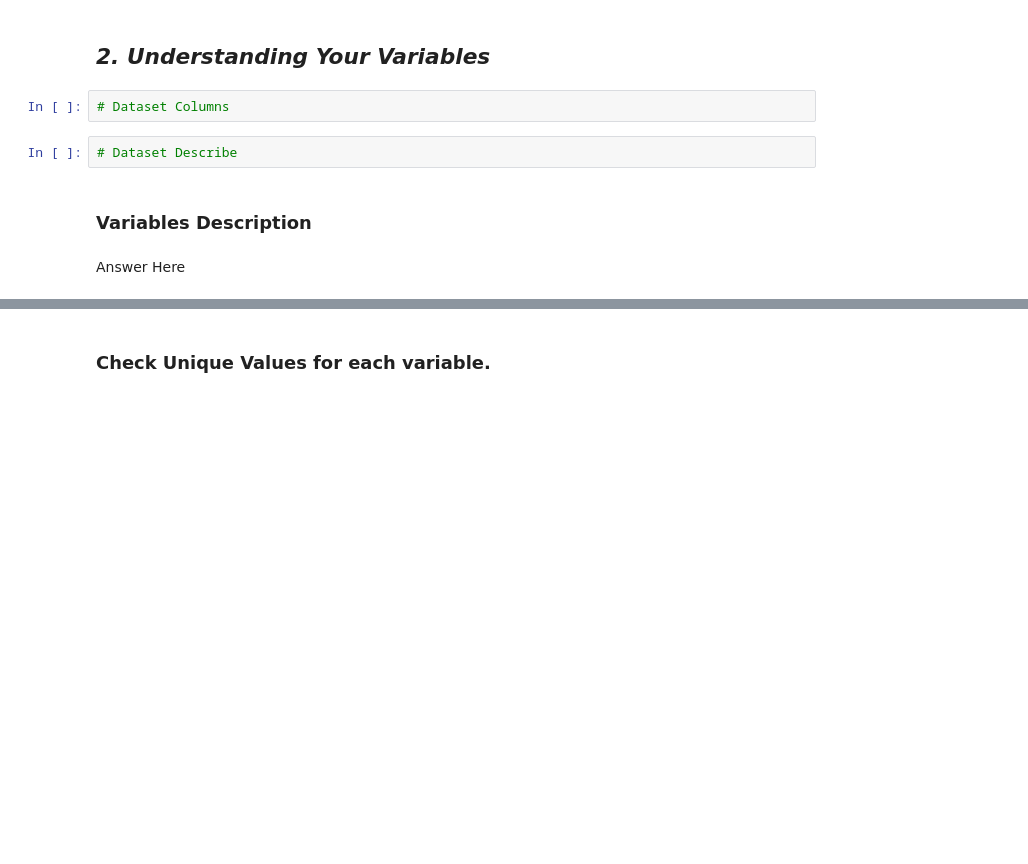
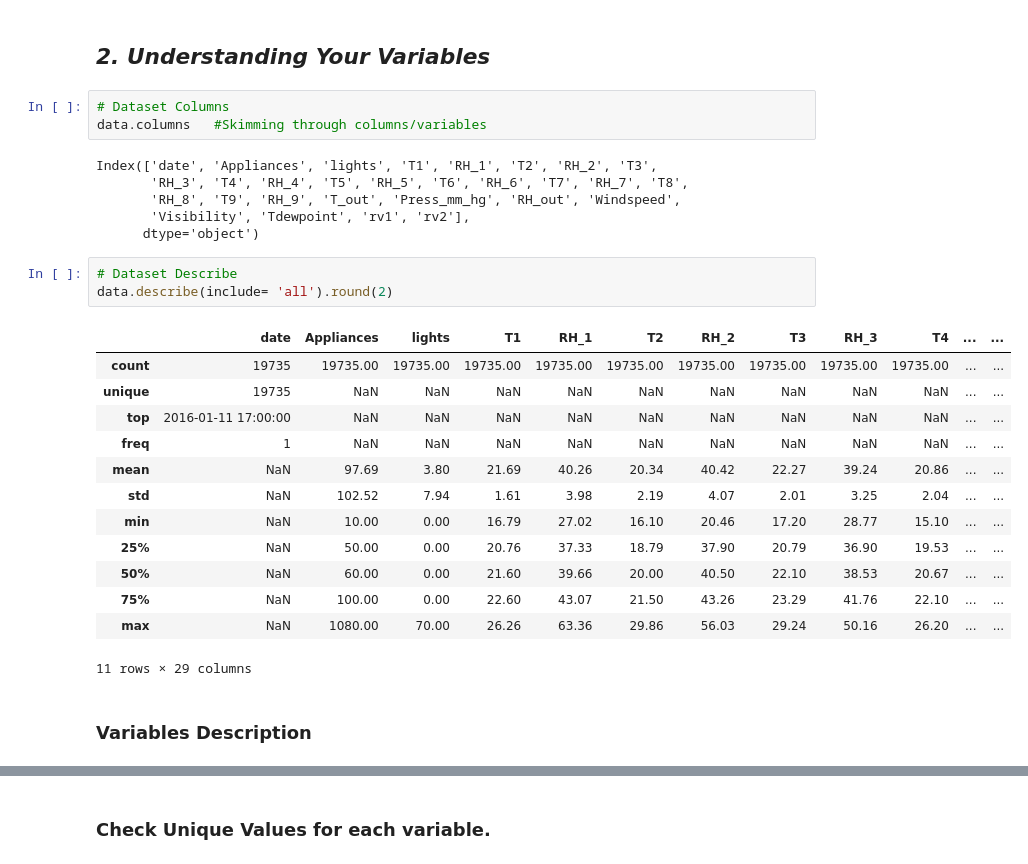
Before and after one commit to 1002Sam/Regression-Project---Appliance-Energy-Prediction, a Jupyter notebook: Regression_Project_Appliance_Energy_Prediction.ipynb, the cells around one changed output, grey strips where cells are left out. Cells and saved outputs as stored; diff of their text form; blank space fills up the shorter version.

```diff
--- a/Regression_Project_Appliance_Energy_Prediction.ipynb
+++ b/Regression_Project_Appliance_Energy_Prediction.ipynb
@@ -113,9 +237,29 @@ Answer Here
 ## ***2. Understanding Your Variables***
 # %%
 # Dataset Columns
+data.columns   #Skimming through columns/variables
+# %% [output]
+Index(['date', 'Appliances', 'lights', 'T1', 'RH_1', 'T2', 'RH_2', 'T3',
+       'RH_3', 'T4', 'RH_4', 'T5', 'RH_5', 'T6', 'RH_6', 'T7', 'RH_7', 'T8',
+       'RH_8', 'T9', 'RH_9', 'T_out', 'Press_mm_hg', 'RH_out', 'Windspeed',
+       'Visibility', 'Tdewpoint', 'rv1', 'rv2'],
+      dtype='object')
 # %%
 # Dataset Describe
+data.describe(include= 'all').round(2)
+# %% [output]
+|  | date | Appliances | lights | T1 | RH_1 | T2 | RH_2 | T3 | RH_3 | T4 | ... | ... |
+| count | 19735 | 19735.00 | 19735.00 | 19735.00 | 19735.00 | 19735.00 | 19735.00 | 19735.00 | 19735.00 | 19735.00 | ... | ... |
+| unique | 19735 | NaN | NaN | NaN | NaN | NaN | NaN | NaN | NaN | NaN | ... | ... |
+| top | 2016-01-11 17:00:00 | NaN | NaN | NaN | NaN | NaN | NaN | NaN | NaN | NaN | ... | ... |
+| freq | 1 | NaN | NaN | NaN | NaN | NaN | NaN | NaN | NaN | NaN | ... | ... |
+| mean | NaN | 97.69 | 3.80 | 21.69 | 40.26 | 20.34 | 40.42 | 22.27 | 39.24 | 20.86 | ... | ... |
+| std | NaN | 102.52 | 7.94 | 1.61 | 3.98 | 2.19 | 4.07 | 2.01 | 3.25 | 2.04 | ... | ... |
+| min | NaN | 10.00 | 0.00 | 16.79 | 27.02 | 16.10 | 20.46 | 17.20 | 28.77 | 15.10 | ... | ... |
+| 25% | NaN | 50.00 | 0.00 | 20.76 | 37.33 | 18.79 | 37.90 | 20.79 | 36.90 | 19.53 | ... | ... |
+| 50% | NaN | 60.00 | 0.00 | 21.60 | 39.66 | 20.00 | 40.50 | 22.10 | 38.53 | 20.67 | ... | ... |
+| 75% | NaN | 100.00 | 0.00 | 22.60 | 43.07 | 21.50 | 43.26 | 23.29 | 41.76 | 22.10 | ... | ... |
+| max | NaN | 1080.00 | 70.00 | 26.26 | 63.36 | 29.86 | 56.03 | 29.24 | 50.16 | 26.20 | ... | ... |
+11 rows × 29 columns
 # %% [markdown]
 ### Variables Description
-# %% [markdown]
-Answer Here
```
Also changed, not shown: parts of 59 cells of this notebook.
